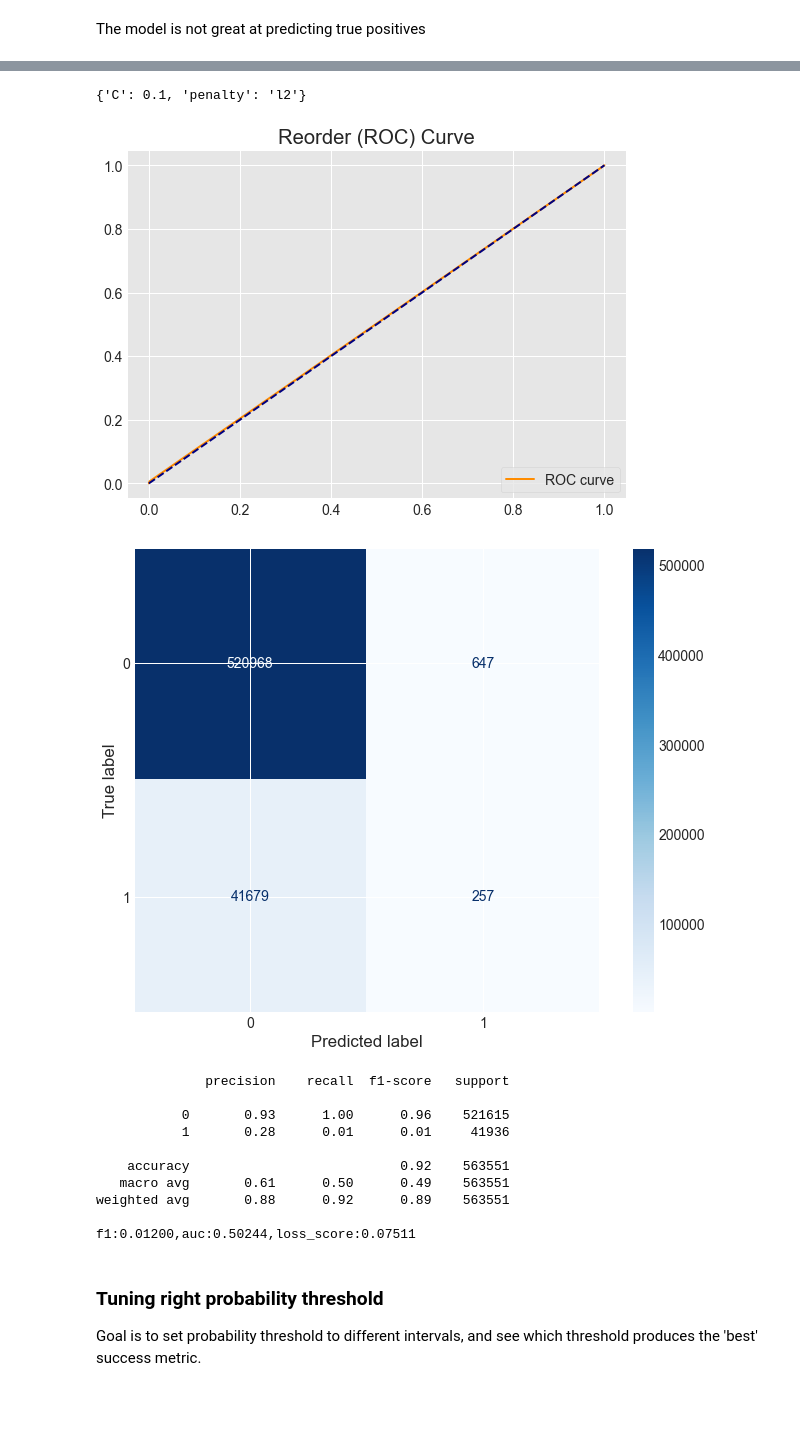
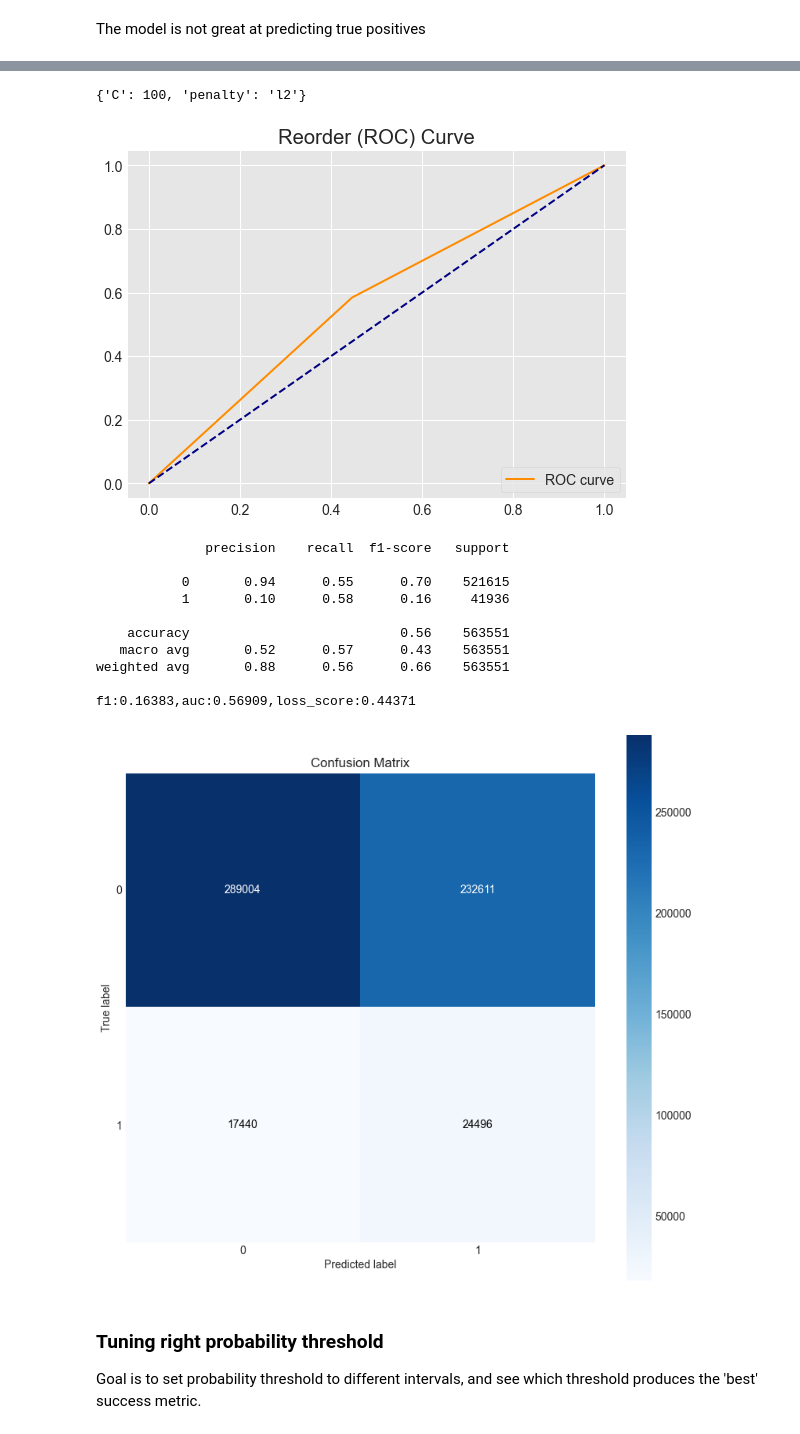
Before and after one commit to tchen052/Instacart-Market-Basket-Analysis, a Jupyter notebook: ipynb/models/log model testing.ipynb, the cells around one changed output, grey strips where cells are left out. Drawn from its saved outputs; the diff is of its cells as text; code cells hidden in the pictures; blank space fills up the shorter version.

```diff
--- a/ipynb/models/log model testing.ipynb
+++ b/ipynb/models/log model testing.ipynb
@@ -29,17 +30,12 @@ def gen_auc_viz(fpr, tpr, threshold):
     plt.legend(loc="lower right")
     plt.show();
 # %%
-def plot_cm(classifier,
-             X_var,
-             y_var,
-             pred_var,
-             cmap=plt.cm.Blues,
-             title='Confusion matrix'):
+def plot_cm(y_true, y_pred):
 
-    plot_confusion_matrix(classifier, X_test, y_test, cmap=plt.cm.Blues)
-    plt.show()
-
-    cm = pd.DataFrame(metrics.confusion_matrix(y_true=y_var, y_pred=pred_var))
+    skplt.metrics.plot_confusion_matrix(
+        y_true,
+        y_pred,
+        figsize=(8,,8))
 
 #     tn = cm.iloc[0,0]
 #     fn = cm.iloc[1,0]
@@ -499,14 +519,7 @@ The model is not great at predicting true positives
 # %%
 from sklearn.model_selection import GridSearchCV
 
-# param_grid = {'C': [0.001, 0.01, 0.1, 1, 10, 100, 1000] }
-# clf = GridSearchCV(LogisticRegression(penalty='l2'), param_grid)
-# GridSearchCV(cv=None,
-#              estimator=LogisticRegression(C=1.0, intercept_scaling=1,
-#                dual=False, fit_intercept=True, penalty='l2', tol=0.0001),
-#              param_grid={'C': [0.001, 0.01, 0.1, 1, 10, 100, 1000]})
-
-clf = LogisticRegression(max_iter=500)
+clf = LogisticRegression(class_weight={0: 0.06836734693877551, 1: 0.9316326530612244}, max_iter=500)
 grid_values = {'penalty': ['l2'],'C':[0.001,.009,0.01,.1,1,5,10,25,100,1000]}
 grid_clf_acc = GridSearchCV(clf, param_grid = grid_values,scoring = 'f1')
 
@@ -538,11 +551,12 @@ array([[520968,    647],
 # %%
 grid_clf_acc.best_params_
 # %% [output]
-{'C': 0.1, 'penalty': 'l2'}
+{'C': 100, 'penalty': 'l2'}
 # %%
 # stored_score_vals
 # %%
-logreg = LogisticRegression(penalty = 'l2', C= 0.1, random_state = 0, max_iter=500)
+# logreg = LogisticRegression(penalty = 'l2', C= 0.1, random_state = 0, max_iter=500)
+logreg = LogisticRegression(C=100, penalty= 'l2',class_weight={0: 0.06836734693877551, 1: 0.9316326530612244}, max_iter=500)
 logreg.fit(X_train, y_train)
 
 y_pred = logreg.predict(X_test)
@@ -551,27 +565,27 @@ reorder_logit_prob = logreg.predict_proba(X_test)[:,1]
 fpr, tpr, thresholds = roc_curve(y_test, y_pred)
 gen_auc_viz(fpr, tpr, thresholds)
 # %% [output]
-[figure, old version]
+[figure, new version]
 # %%
-plot_cm(logreg, X_test, y_test, y_pred)
+plot_cm(y_test, y_pred)
 f1=f1_score(y_test,y_pred)
 brier=brier_score_loss(y_test,y_pred)
 auc=roc_auc_score(y_test,y_pred)
 
 print(classification_report(y_test,y_pred))
 print(f"f1:{f1:.5f},auc:{auc:.5f},loss_score:{brier:.5f}")
 # %% [output]
+              precision    recall  f1-score   support
+
+           0       0.94      0.55      0.70    521615
+           1       0.10      0.58      0.16     41936
+
+    accuracy                           0.56    563551
+   macro avg       0.52      0.57      0.43    563551
+weighted avg       0.88      0.56      0.66    563551
+
+f1:0.16383,auc:0.56909,loss_score:0.44371
-[figure, old version]
+[figure, new version]
-              precision    recall  f1-score   support
-
-           0       0.93      1.00      0.96    521615
-           1       0.28      0.01      0.01     41936
-
-    accuracy                           0.92    563551
-   macro avg       0.61      0.50      0.49    563551
-weighted avg       0.88      0.92      0.89    563551
-
-f1:0.01200,auc:0.50244,loss_score:0.07511
 # %% [markdown]
 ### Tuning right probability threshold
 Goal is to set probability threshold to different intervals, and see which threshold produces the 'best' success metric.
```
Also changed, not shown: parts of 23 cells of this notebook, 2 other files.
